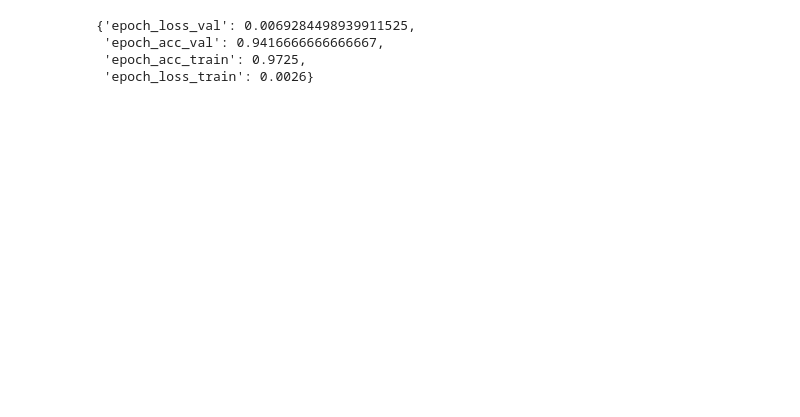
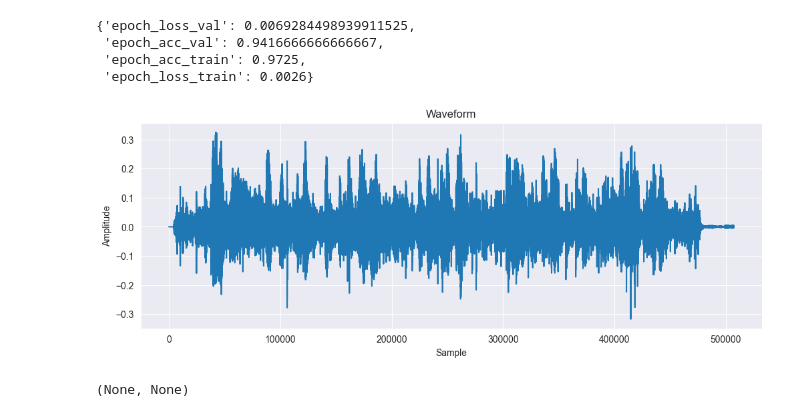
Before and after one commit to Outsider-corp/voice_biometry_recognition, a Jupyter notebook: research.ipynb, the cells around one changed output. Saved outputs shown, nothing was run; the diff lists cells and outputs as text; code cells hidden in the pictures; blank space fills up the shorter version.

```diff
--- a/research.ipynb
+++ b/research.ipynb
@@ -59,0 +91,21 @@ with open('models/statistic/DeepSpeaker_100pers_10vox_20mfcc_tripl_011.json', 'w
+# %%
+audio_file = r'D:\Py_Projects\neuro\output\wav_voices\Roma\3.wav'
+waveform, sample_rate = torchaudio.load(audio_file)
+
+# Отображение аудиоволны
+plt.figure(figsize=(12, 4))
+plt.plot(waveform.t().numpy())
+plt.xlabel('Sample')
+plt.ylabel('Amplitude')
+plt.title('Waveform')
+plt.savefig(r'pictures/waveform_roma3_raw.png')
+plt.show()
+# %% [output]
+[figure, added]
+# %%
+with open('voice_params/v3_voice_params_100pers_5vox.json', 'r') as f:
+    model_params = json.load(f)
+
+get_features_from_file(audio_file, model_params,save_clear_audio_path=r'D:\Py_Projects\neuro\output\clear_Radmir_3.wav')
+# %% [output]
+(None, None)
```
Also changed, not shown: parts of 7 cells of this notebook, 17 other files.
